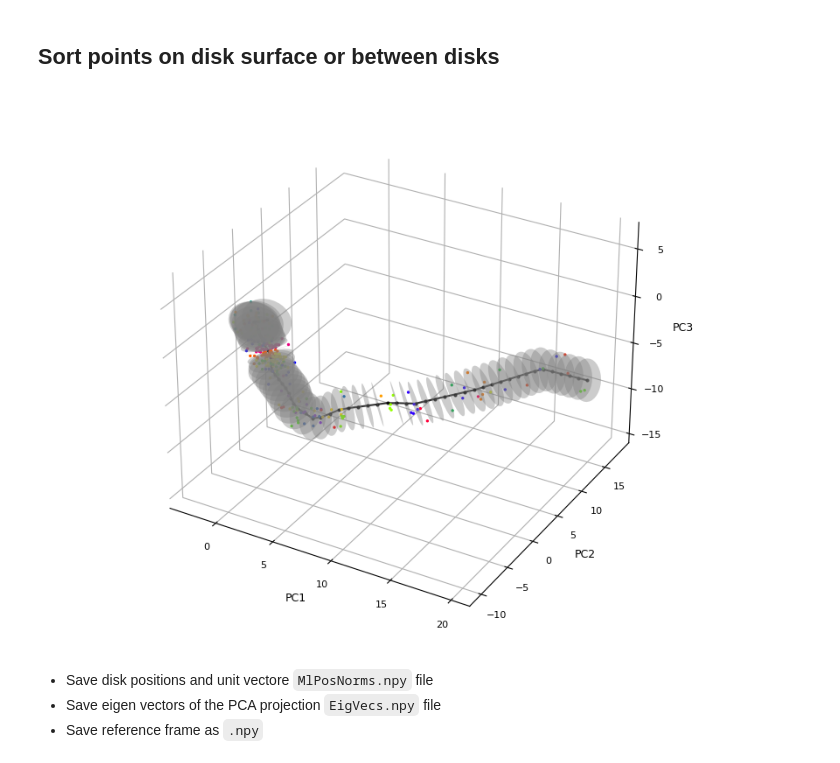
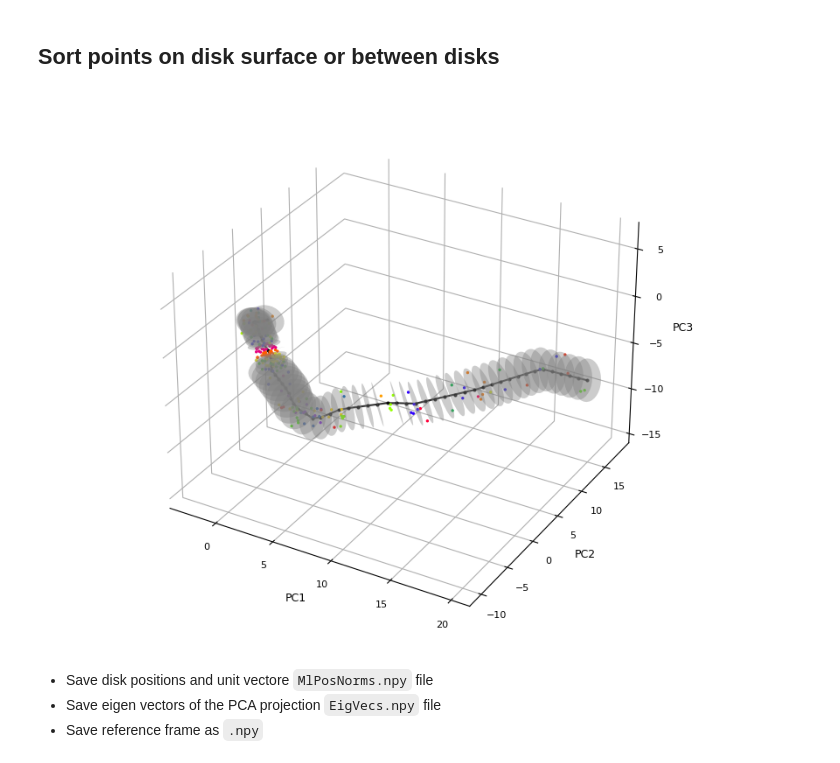
Before and after one commit to chang-group/BKiT, a Jupyter notebook: notebooks/bCD-asp/nb1/nb1.ipynb, the cells around one changed output. Cells and saved outputs as stored; diff of their text form; code cells hidden in the pictures.

```diff
--- a/notebooks/bCD-asp/nb1/nb1.ipynb
+++ b/notebooks/bCD-asp/nb1/nb1.ipynb
@@ -244,0 +251,39 @@ plt.show()
+# %%
+# one can select numpy array chunk and reassign disk size. Here we decreas
+# radius of initial 15 disks by 30%
+rad[0:15] = 0.7*dr
+# %%
+%matplotlib widget
+plotOrig = True
+fig = plt.figure(figsize = [8.2, 6.4])
+ax = plt.axes(projection='3d')
+alpha = 0.8
+fs = 12
+
+if plotOrig: #plot original points
+    p = ax.scatter3D(dat[:,0], dat[:,1], dat[:,2], c=range(int(len(dat))), alpha=alpha)
+
+#plot path
+ax.plot3D(pathP[:,0], pathP[:,1], pathP[:,2], c='black', marker='o', markersize=2)
+
+#plot disks
+for i in range(n_disks):
+    c = Circle((0,0), rad[i], facecolor='grey', alpha=alpha)
+    ax.add_patch(c)
+    pathpatch_2d_to_3d(c, pathP[i], normal = normals[i])
+
+ax.set_xlabel('PC1', fontsize=fs)
+ax.set_ylabel('PC2',fontsize=fs)
+ax.set_zlabel('PC3',fontsize=fs)
+x_min, y_min, z_min = pathP.min(axis=0)
+x_max, y_max, z_max = pathP.max(axis=0)
+ax.set_xlim3d(x_min, x_max)
+ax.set_ylim3d(y_min - yz_pad, y_max + yz_pad)
+ax.set_zlim3d(z_min - yz_pad, z_max + yz_pad)
+ax.xaxis.pane.fill = False; ax.yaxis.pane.fill = False; ax.zaxis.pane.fill = False
+#ax.xaxis.pane.set_edgecolor('w'); ax.yaxis.pane.set_edgecolor('w'); ax.zaxis.pane.set_edgecolor('w')
+ax.xaxis.set_tick_params(labelsize=fs-1)
+ax.yaxis.set_tick_params(labelsize=fs-1)
+ax.zaxis.set_tick_params(labelsize=fs-1)
+fig.tight_layout()
+plt.show()
@@ -245,6 +292,6 @@ plt.show()
 # %% [markdown]
 ## Sort points on disk surface or between disks
 # %%
-SortF = SortFrames(dat,dr,dz)
-datDS, _ = SortF.SortAllPoints(normals, normalsMid, pathP, pathMid, SortMethod='middle')
+SortF = SortFrames(dat,dz)
+datDS, _ = SortF.SortAllPoints(normals, normalsMid, rad, pathP, pathMid, SortMethod='middle')
 # %%
@@ -264,35 +311,35 @@ ax.set_xlabel('PC1', fontsize=fs)
 ax.set_ylabel('PC2',fontsize=fs)
 ax.set_zlabel('PC3',fontsize=fs)
 
 #plotting disks
 for i in range(n_disks):
-    c = Circle((0,0), dr, facecolor='grey', alpha=0.4)
+    c = Circle((0,0), rad[i], facecolor='grey', alpha=0.4)
     ax.add_patch(c)
     pathpatch_2d_to_3d(c, pathP[i], normal = normals[i])
 
 #plot selected points
 p = ax.scatter3D(dat_sel[:,0], dat_sel[:,1], dat_sel[:,2], c = dat_sel[:,3],
                  alpha=1.0, s = 2., cmap = 'prism')
 #p = ax.scatter3D(datOut[:,0], datOut[:,1], datOut[:,2], c = 'grey')
 
 x_min, y_min, z_min = pathP.min(axis=0)
 x_max, y_max, z_max = pathP.max(axis=0)
 ax.set_xlim3d(x_min, x_max)
 ax.set_ylim3d(y_min - yz_pad, y_max + yz_pad)
 ax.set_zlim3d(z_min - yz_pad, z_max + yz_pad)
 ax.xaxis.pane.fill = False
 ax.yaxis.pane.fill = False
 ax.zaxis.pane.fill = False
 ax.xaxis.pane.set_edgecolor('w')
 ax.yaxis.pane.set_edgecolor('w')
 ax.zaxis.pane.set_edgecolor('w')
 ax.xaxis.set_tick_params(labelsize=fs-1)
 ax.yaxis.set_tick_params(labelsize=fs-1)
 ax.zaxis.set_tick_params(labelsize=fs-1)
 fig.tight_layout()
 plt.show()
 # %% [output]
-[figure, old version]
+[figure, new version]
 # %% [markdown]
 - Save disk positions and unit vectore `MlPosNorms.npy` file
 - Save eigen vectors of the PCA projection `EigVecs.npy` file
```
Also changed, not shown: parts of 5 cells of this notebook, 2 other files.
